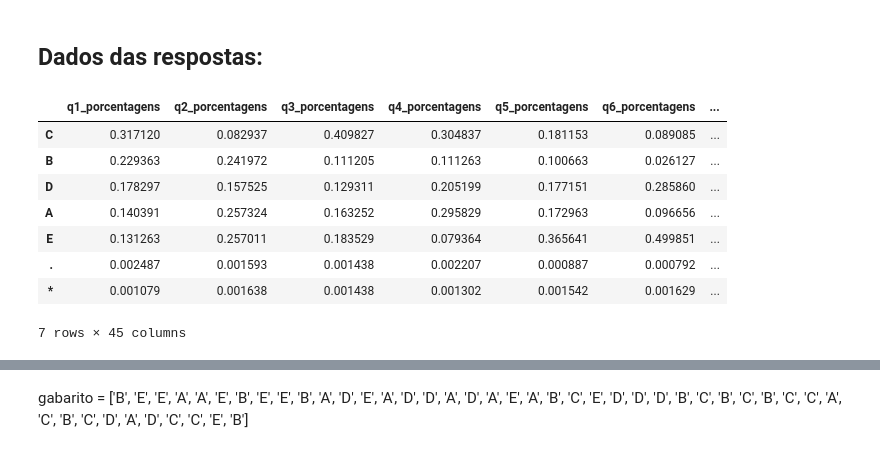
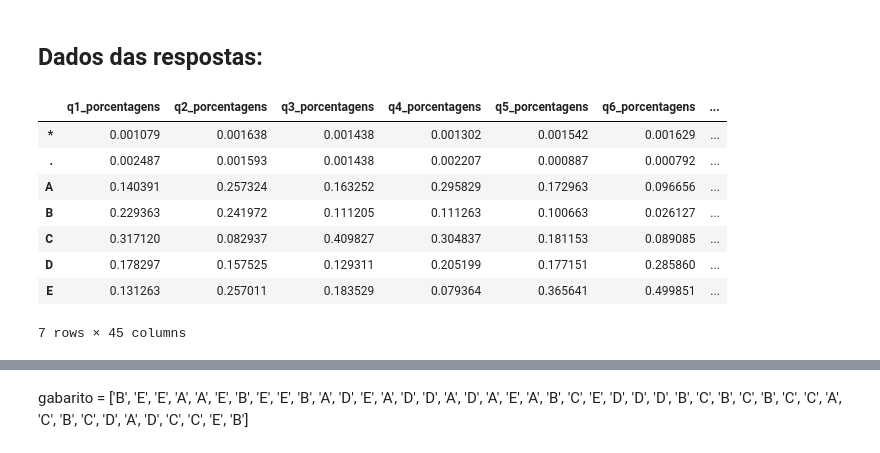
Before and after one commit to Gus-1003/Projeto_Pesquisa_Enem, a Jupyter notebook: Conclusão/Sistema_Enem_2019.ipynb, the cells around one changed output, grey strips where cells are left out. Saved outputs shown, nothing was run; the diff lists cells and outputs as text; code cells hidden in the pictures.

```diff
--- a/Conclusão/Sistema_Enem_2019.ipynb
+++ b/Conclusão/Sistema_Enem_2019.ipynb
@@ -517,29 +619,35 @@ display(provaEnem)
 # %%
 # lista com os nomes das colunas que vão ser plotadas
 colunas = ['q' + str(i) for i in range(1, 46)]
 
 # criar um DataFrame vazio para armazenar os resultados
 resultado = pd.DataFrame()
 
 # loop para iterar sobre as colunas e criar os gráficos
 for coluna in colunas:
     # obter os valores de value_counts()
     valores = provaEnem[coluna].value_counts()
     porcentagens = provaEnem[coluna].value_counts(normalize=True)
 
     # adicionar os valores e porcentagens como colunas no DataFrame resultado
     #resultado[coluna + '_valores'] = valores
     resultado[coluna + '_porcentagens'] = porcentagens
 
+# Ordenar as linhas em ordem alfabética pelas letras que representam as alternativas
+resultado_antes = resultado.sort_index()
+
+# Excluir as linhas que têm '*' e '.' como representantes
+resultado_depois = resultado_antes.drop(['.', '*'])
+
 # exibir o resultado final
-display(resultado)
+display(resultado_antes)
 # %% [output]
 |  | q1_porcentagens | q2_porcentagens | q3_porcentagens | q4_porcentagens | q5_porcentagens | q6_porcentagens | ... |
+| * | 0.001079 | 0.001638 | 0.001438 | 0.001302 | 0.001542 | 0.001629 | ... |
+| . | 0.002487 | 0.001593 | 0.001438 | 0.002207 | 0.000887 | 0.000792 | ... |
+| A | 0.140391 | 0.257324 | 0.163252 | 0.295829 | 0.172963 | 0.096656 | ... |
+| B | 0.229363 | 0.241972 | 0.111205 | 0.111263 | 0.100663 | 0.026127 | ... |
 | C | 0.317120 | 0.082937 | 0.409827 | 0.304837 | 0.181153 | 0.089085 | ... |
-| B | 0.229363 | 0.241972 | 0.111205 | 0.111263 | 0.100663 | 0.026127 | ... |
 | D | 0.178297 | 0.157525 | 0.129311 | 0.205199 | 0.177151 | 0.285860 | ... |
-| A | 0.140391 | 0.257324 | 0.163252 | 0.295829 | 0.172963 | 0.096656 | ... |
 | E | 0.131263 | 0.257011 | 0.183529 | 0.079364 | 0.365641 | 0.499851 | ... |
-| . | 0.002487 | 0.001593 | 0.001438 | 0.002207 | 0.000887 | 0.000792 | ... |
-| * | 0.001079 | 0.001638 | 0.001438 | 0.001302 | 0.001542 | 0.001629 | ... |
 7 rows × 45 columns
```
Also changed, not shown: parts of 10 cells of this notebook.
